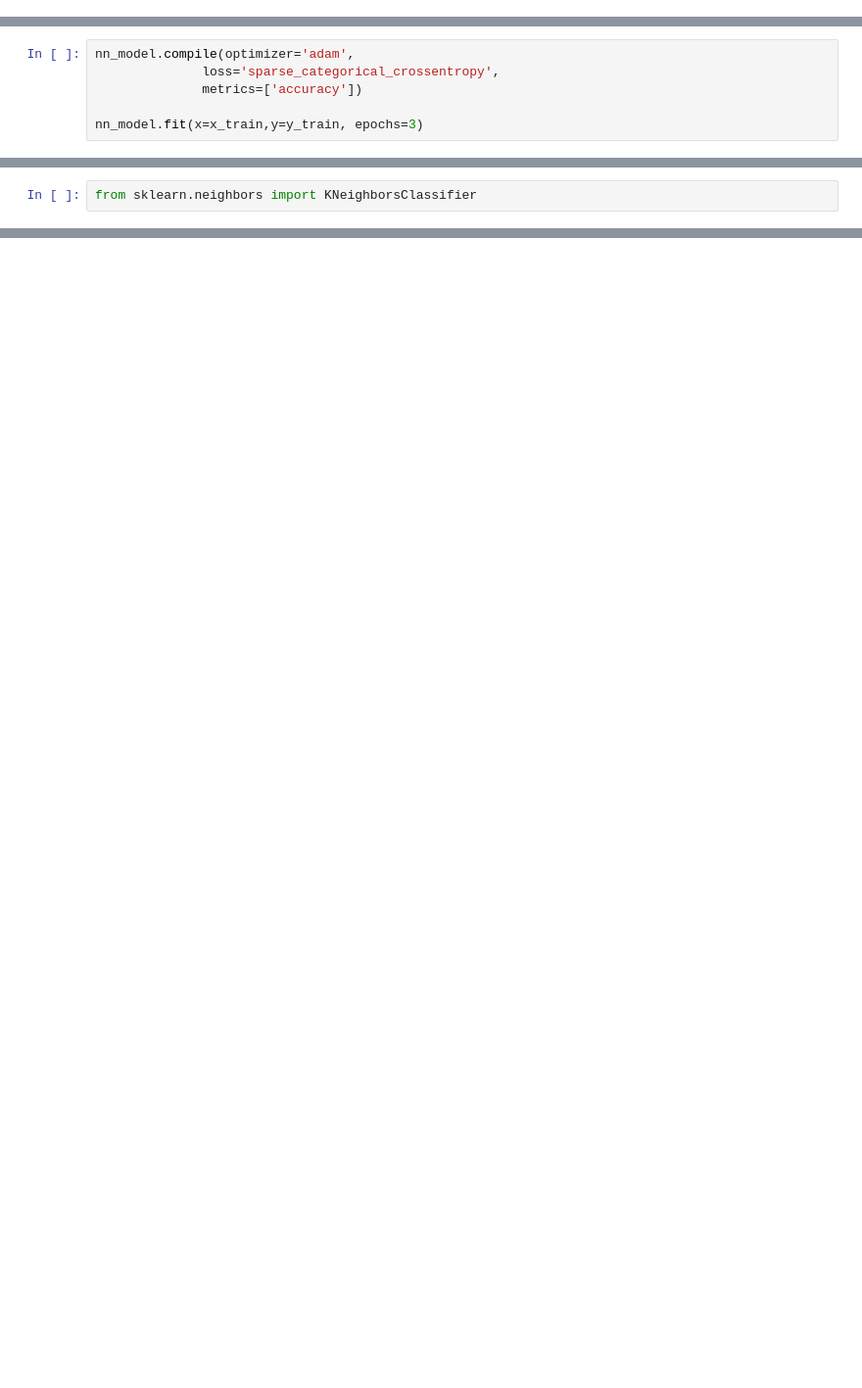
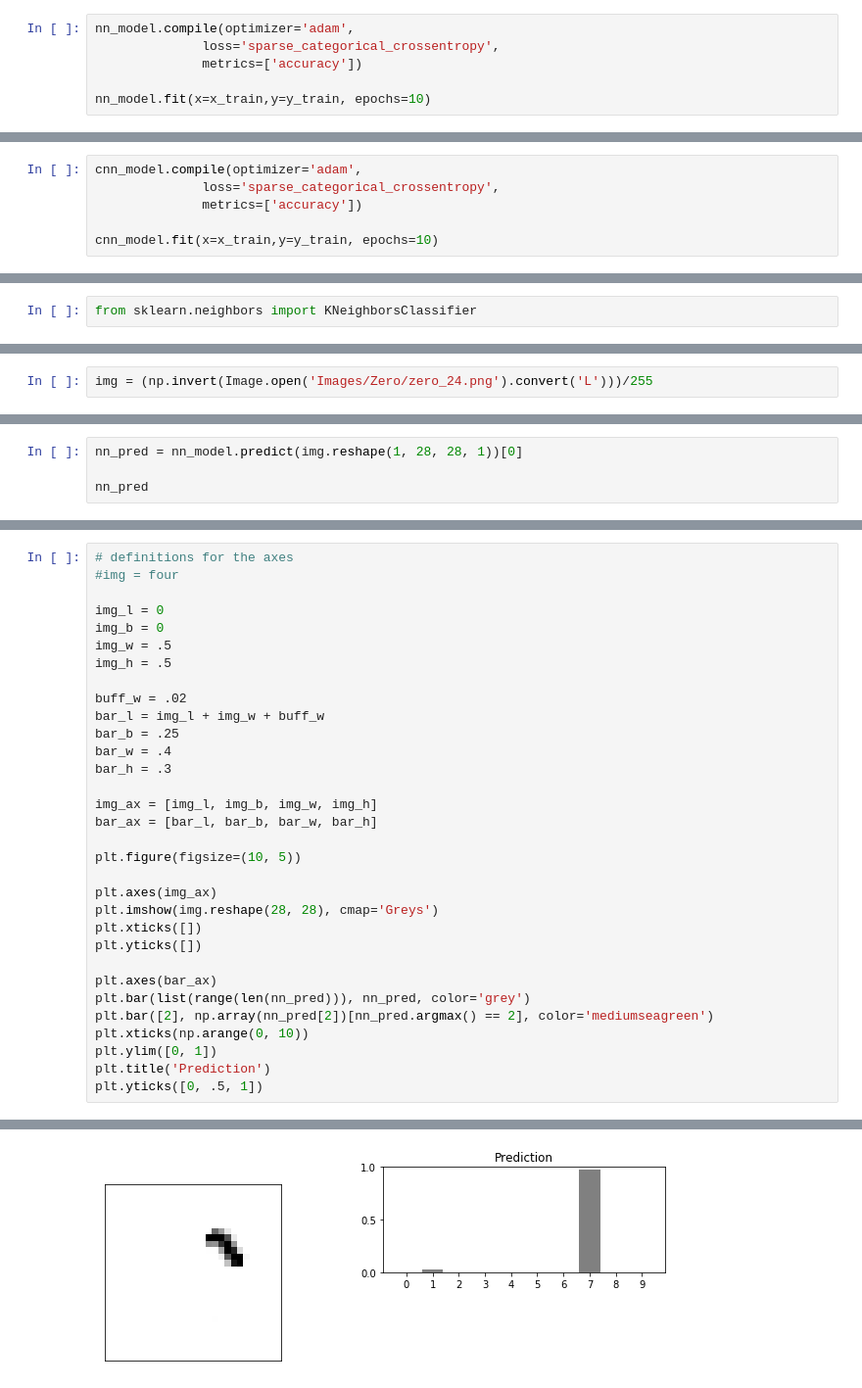
Before and after one commit to trevorData/MNIST, a Jupyter notebook: MNIST.ipynb, the cells around one changed output, grey strips where cells are left out. Shown at 98% size. Drawn from its saved outputs; the diff is of its cells as text; blank space fills up the shorter version.

```diff
--- a/MNIST.ipynb
+++ b/MNIST.ipynb
@@ -59,3 +53,9 @@ Total params: 125,754
 Trainable params: 125,754
 Non-trainable params: 0
 _________________________________________________________________
+# %%
+nn_model.compile(optimizer='adam',
+              loss='sparse_categorical_crossentropy',
+              metrics=['accuracy'])
+
+nn_model.fit(x=x_train,y=y_train, epochs=10)
@@ -83,10 +113,10 @@ Trainable params: 607,394
 Non-trainable params: 0
 _________________________________________________________________
 # %%
-nn_model.compile(optimizer='adam',
+cnn_model.compile(optimizer='adam',
               loss='sparse_categorical_crossentropy',
               metrics=['accuracy'])
 
-nn_model.fit(x=x_train,y=y_train, epochs=3)
+cnn_model.fit(x=x_train,y=y_train, epochs=10)
 # %% [output]
 Train on 60000 samples
@@ -179,0 +188,2 @@ preds = knn_model.predict(x_test[: 100].reshape(len(x_test[: 100]), 784))
+# %%
+img = (np.invert(Image.open('Images/Zero/zero_24.png').convert('L')))/255
@@ -179,0 +196,4 @@ preds = knn_model.predict(x_test[: 100].reshape(len(x_test[: 100]), 784))
+# %%
+nn_pred = nn_model.predict(img.reshape(1, 28, 28, 1))[0]
+
+nn_pred
@@ -183,0 +260,33 @@ array([7, 7, 7, 7, 7], dtype=uint8)
+# %%
+# definitions for the axes
+#img = four
+
+img_l = 0
+img_b = 0
+img_w = .5
+img_h = .5
+
+buff_w = .02
+bar_l = img_l + img_w + buff_w
+bar_b = .25
+bar_w = .4
+bar_h = .3
+
+img_ax = [img_l, img_b, img_w, img_h]
+bar_ax = [bar_l, bar_b, bar_w, bar_h]
+
+plt.figure(figsize=(10, 5))
+
+plt.axes(img_ax)
+plt.imshow(img.reshape(28, 28), cmap='Greys')
+plt.xticks([])
+plt.yticks([])
+
+plt.axes(bar_ax)
+plt.bar(list(range(len(nn_pred))), nn_pred, color='grey')
+plt.bar([2], np.array(nn_pred[2])[nn_pred.argmax() == 2], color='mediumseagreen')
+plt.xticks(np.arange(0, 10))
+plt.ylim([0, 1])
+plt.title('Prediction')
+plt.yticks([0, .5, 1])
+# %% [output]
@@ -183,0 +297 @@ array([7, 7, 7, 7, 7], dtype=uint8)
+[figure, added]
```
Also changed, not shown: parts of 40 cells of this notebook.
